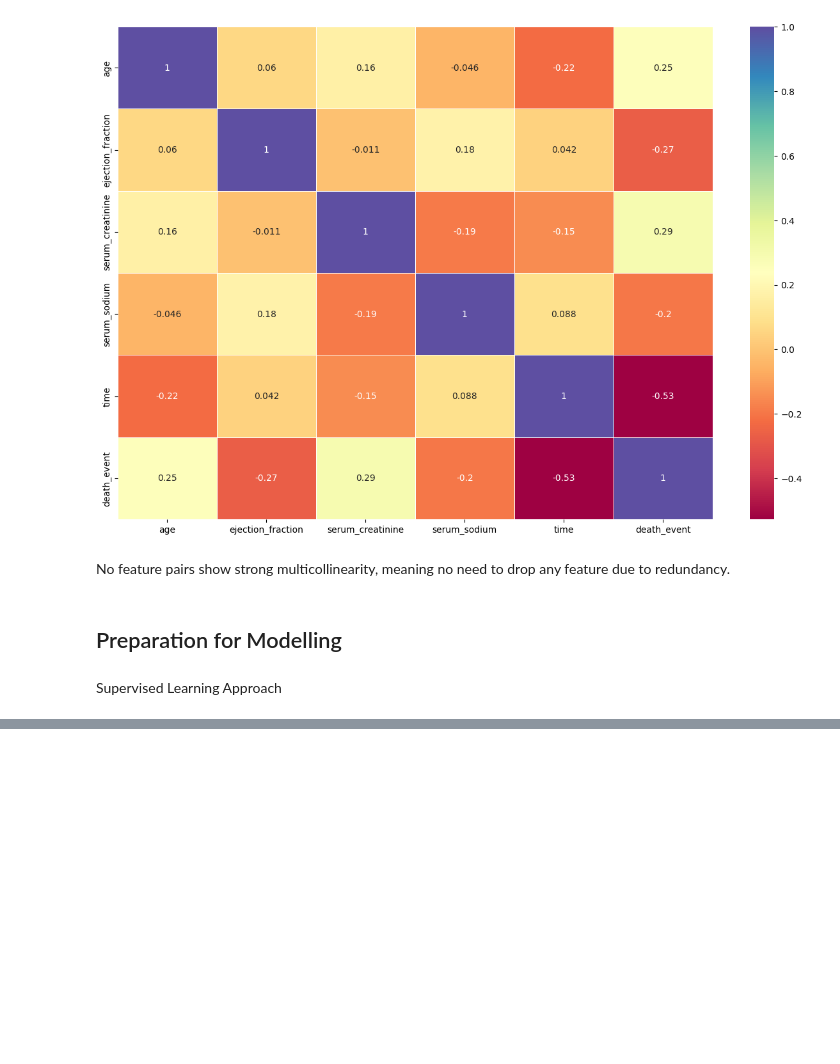
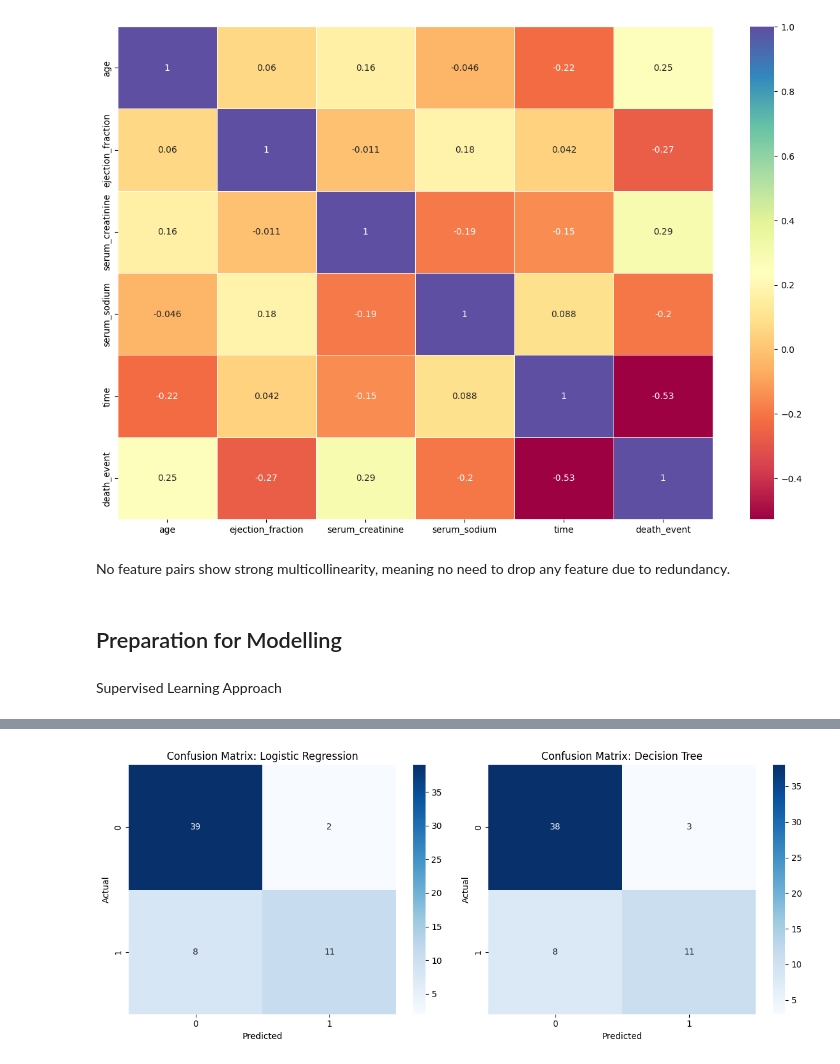
Before and after one commit to thisishasan/slda, a Jupyter notebook: code.ipynb, the cells around one changed output, grey strips where cells are left out. Cells and saved outputs as stored; diff of their text form; code cells hidden in the pictures; blank space fills up the shorter version.

```diff
--- a/code.ipynb
+++ b/code.ipynb
@@ -502,6 +507,0 @@ Logistic Regression
-# %%
-log_reg = LogisticRegression(random_state=42)
-log_reg.fit(X_train_scaled, y_train)
-y_pred_log = log_reg.predict(X_test_scaled)
-log_reg_report = classification_report(y_test, y_pred_log, output_dict=True)
-log_reg_roc_auc = roc_auc_score(y_test, log_reg.predict_proba(X_test_scaled)[:, 1])
@@ -568,0 +508,8 @@ plt.show()
+# %%
+# Initialize Models
+log_model = LogisticRegression(random_state=42)
+tree_model = DecisionTreeClassifier(random_state=42, max_depth=4)  # Limit depth to prevent overfitting
+# %%
+# Train Models
+log_model.fit(X_train_scaled, y_train)
+tree_model.fit(X_train, y_train)
@@ -568,0 +518,4 @@ plt.show()
+# %%
+# Make Predictions
+y_pred_log = log_model.predict(X_test_scaled)
+y_pred_tree = tree_model.predict(X_test)
@@ -568,0 +584,21 @@ plt.show()
+# %%
+# Confusion Matrix Visualization
+plt.figure(figsize=(12, 5))
+
+def plot_confusion_matrix(y_true, y_pred, model_name, position):
+    plt.subplot(1, 2, position)
+    cm = confusion_matrix(y_true, y_pred)
+    sns.heatmap(cm, annot=True, fmt="d", cmap="Blues", xticklabels=["0", "1"], yticklabels=["0", "1"])
+    plt.xlabel("Predicted")
+    plt.ylabel("Actual")
+    plt.title(f"Confusion Matrix: {model_name}")
+
+# Set figure size for horizontal alignment
+plot_confusion_matrix(y_test, y_pred_log, "Logistic Regression", 1)
+plot_confusion_matrix(y_test, y_pred_tree, "Decision Tree", 2)
+
+# Adjust layout to prevent overlap
+plt.tight_layout()
+plt.show()
+# %% [output]
+[figure, added]
```
Also changed, not shown: parts of 22 cells of this notebook.
